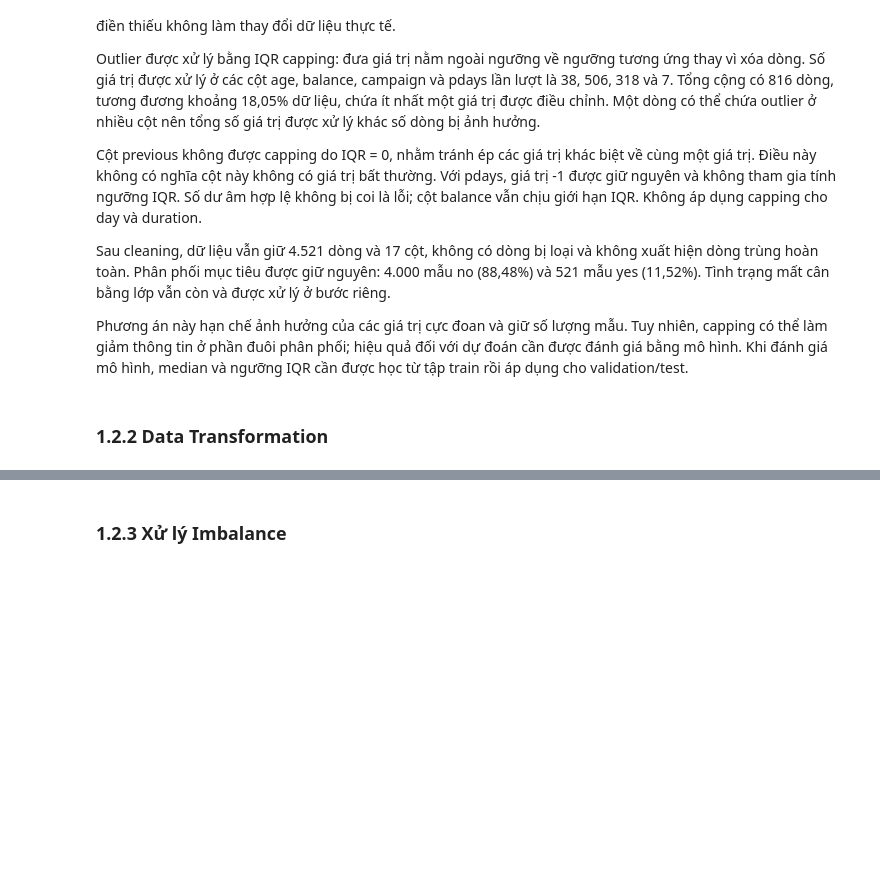
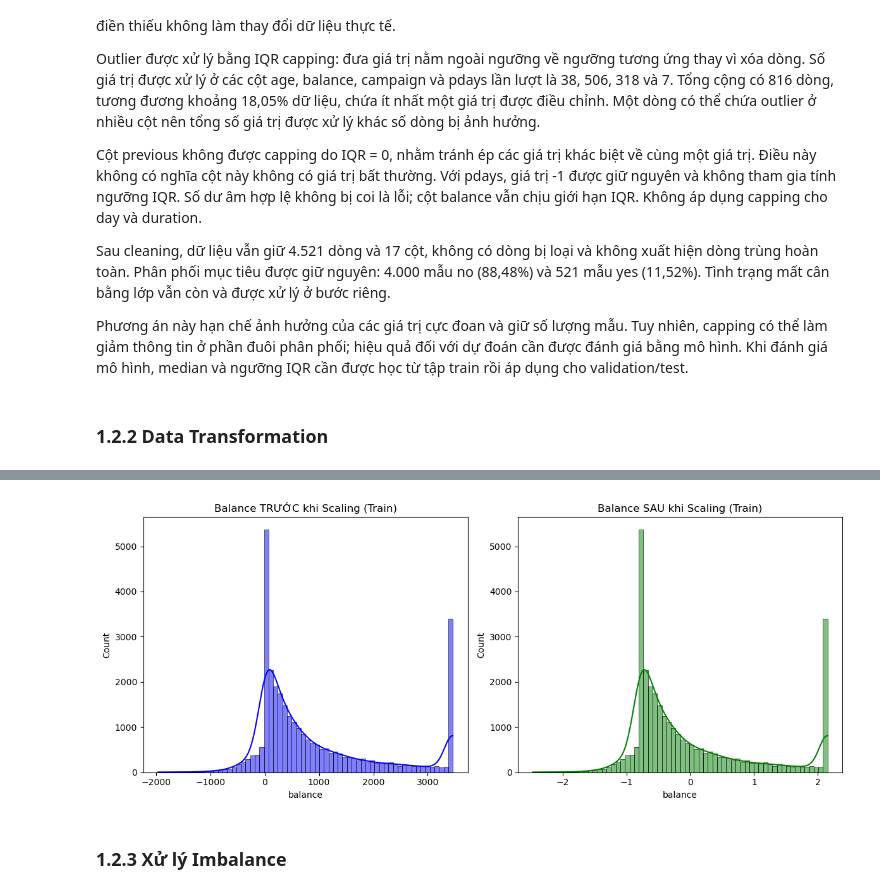
Before and after one commit to HocNguyen0605/DataMining_Nhom09, a Jupyter notebook: datamining-project.ipynb, the cells around one changed output, grey strips where cells are left out. Cells and saved outputs as stored; diff of their text form; code cells hidden in the pictures; blank space fills up the shorter version.

```diff
--- a/datamining-project.ipynb
+++ b/datamining-project.ipynb
@@ -8,11 +8,18 @@ from IPython.display import display
 from sklearn.ensemble import RandomForestClassifier
 from sklearn.feature_selection import SelectFromModel
 from sklearn.model_selection import train_test_split
-from sklearn.preprocessing import StandardScaler
+from sklearn.preprocessing import StandardScaler, OneHotEncoder
 from sklearn.linear_model import LogisticRegression
 from sklearn.metrics import precision_score, recall_score, f1_score, roc_auc_score, average_precision_score
 from sklearn.metrics import classification_report,confusion_matrix,ConfusionMatrixDisplay,accuracy_score
 from imblearn.over_sampling import SMOTE
+from sklearn.compose import ColumnTransformer
+import joblib
+import time, json, random
+import torch, torch.nn as nn
+from torch.utils.data import TensorDataset, DataLoader
+
+STAGE = {}
 # %% [markdown]
 # I. KHAI PHÁ (EDA) VÀ TIỀN XỬ LÝ DỮ LIỆU
 # %% [markdown]
@@ -431,0 +433,66 @@ std   1.0      1.0  1.0       1.0       1.0    1.0       1.0
+# %%
+# Bảng mapping encoding (categorical → số cột mới sinh ra)
+# Shape dữ liệu trước/sau transform (số dòng × số cột)
+# Histogram so sánh trước/sau scaling (1-2 feature minh họa)
+# Bảng thống kê mean/std sau scaling
+import os, joblib
+import numpy as np, pandas as pd
+import matplotlib.pyplot as plt, seaborn as sns
+from sklearn.model_selection import train_test_split
+from sklearn.compose import ColumnTransformer
+from sklearn.preprocessing import OneHotEncoder, StandardScaler
+
+RANDOM_STATE = 42
+
+# Đầu vào: df đã cleaning (y là yes/no). GIỮ cột duration.
+X = df.drop(columns='y')
+y = (df['y'] == 'yes').astype(int)
+
+# Chia 70% Train / 15% Validation / 15% Test
+X_train_raw, X_temp, y_train, y_temp = train_test_split(
+    X, y, test_size=0.30, stratify=y, random_state=RANDOM_STATE)
+X_val_raw, X_test_raw, y_val, y_test = train_test_split(
+    X_temp, y_temp, test_size=0.50, stratify=y_temp, random_state=RANDOM_STATE)
+
+# One-hot cho cột phân loại + scale cho cột số, fit CHỈ trên Train
+cat_cols = [c for c in X.columns if c not in NUMERIC_COLS]
+preprocessor = ColumnTransformer(
+    [('cat', OneHotEncoder(drop='first', handle_unknown='ignore', sparse_output=False), cat_cols),
+     ('num', StandardScaler(), NUMERIC_COLS)],
+    verbose_feature_names_out=False
+).set_output(transform='pandas')
+
+X_train = preprocessor.fit_transform(X_train_raw)
+X_val   = preprocessor.transform(X_val_raw)
+X_test  = preprocessor.transform(X_test_raw)
+
+os.makedirs('models', exist_ok=True)
+joblib.dump(preprocessor, 'models/preprocessor.joblib')
+# Lưu bản chụp để các cell sau đọc lại
+STAGE['tf'] = dict(X_train=X_train.copy(), y_train=y_train.copy(),
+                   X_val=X_val.copy(),     X_test=X_test.copy())
+
+# --- Bảng mapping encoding ---
+enc = preprocessor.named_transformers_['cat']
+mapping = pd.DataFrame({
+    'cot_goc': cat_cols,
+    'so_nhom_goc': [len(c) for c in enc.categories_],
+    'so_cot_moi': [len(c) - 1 for c in enc.categories_],
+    'nhom_bi_bo': [c[0] for c in enc.categories_]})
+display(mapping)
+
+# --- Shape trước/sau ---
+print('Trước transform:', X_train_raw.shape, '-> Sau:', X_train.shape)
+print('Val:', X_val.shape, '| Test:', X_test.shape)
+
+# --- Mean/std sau scaling (Train) ---
+print(X_train[NUMERIC_COLS].agg(['mean', 'std']).round(4))
+
+# --- Histogram trước/sau scaling ---
+fig, axes = plt.subplots(1, 2, figsize=(12, 5))
+sns.histplot(X_train_raw['balance'], kde=True, ax=axes[0], color='blue')
+axes[0].set_title('Balance TRƯỚC khi Scaling (Train)')
+sns.histplot(X_train['balance'], kde=True, ax=axes[1], color='green')
+axes[1].set_title('Balance SAU khi Scaling (Train)')
+plt.tight_layout(); plt.show()
+# %% [output]
@@ -432,2 +514,3 @@ std   1.0      1.0  1.0       1.0       1.0    1.0       1.0
+[figure, added]
 # %% [markdown]
 ### 1.2.3 Xử lý Imbalance
```
Also changed, not shown: parts of 14 cells of this notebook, 1 other file.
